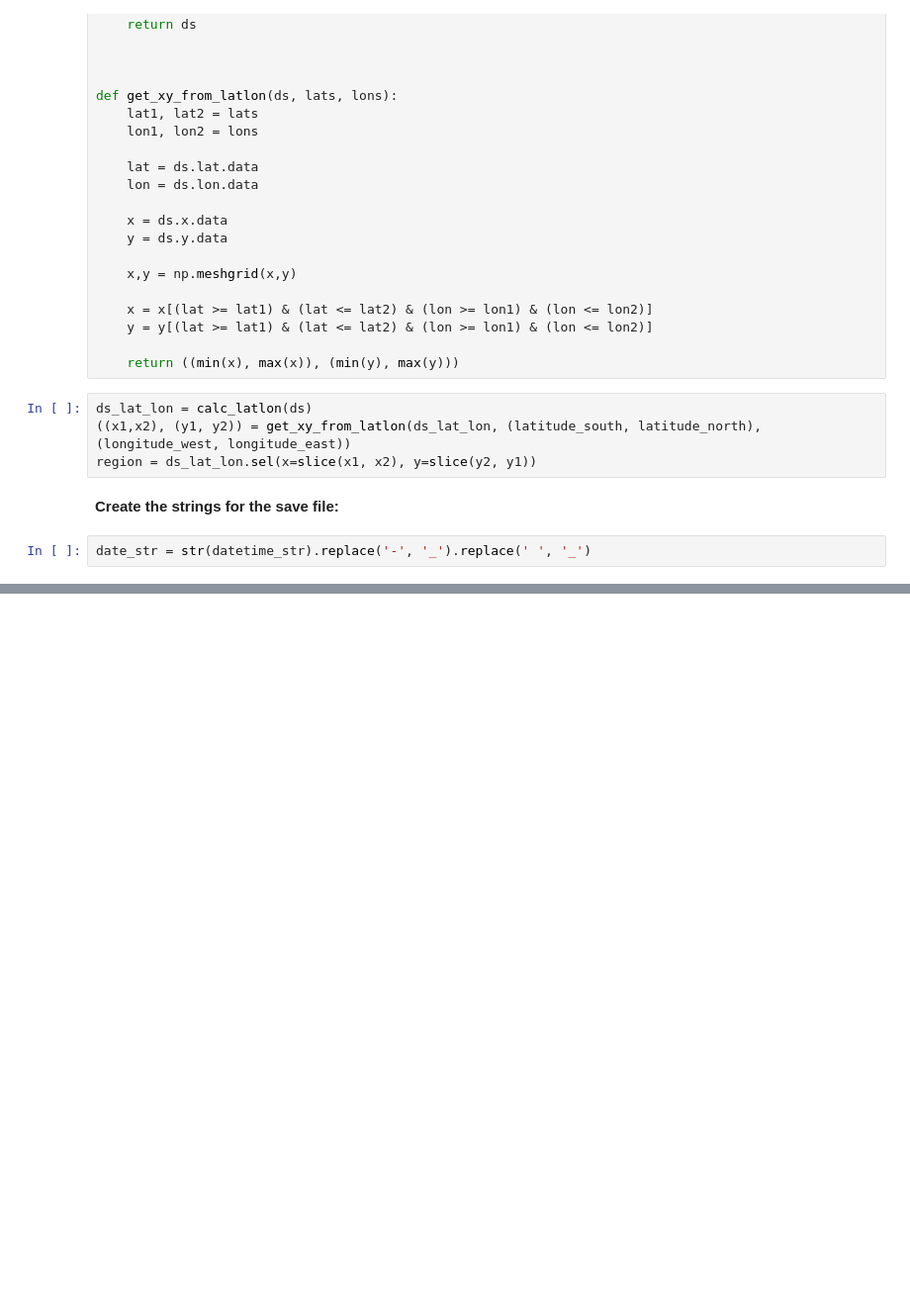
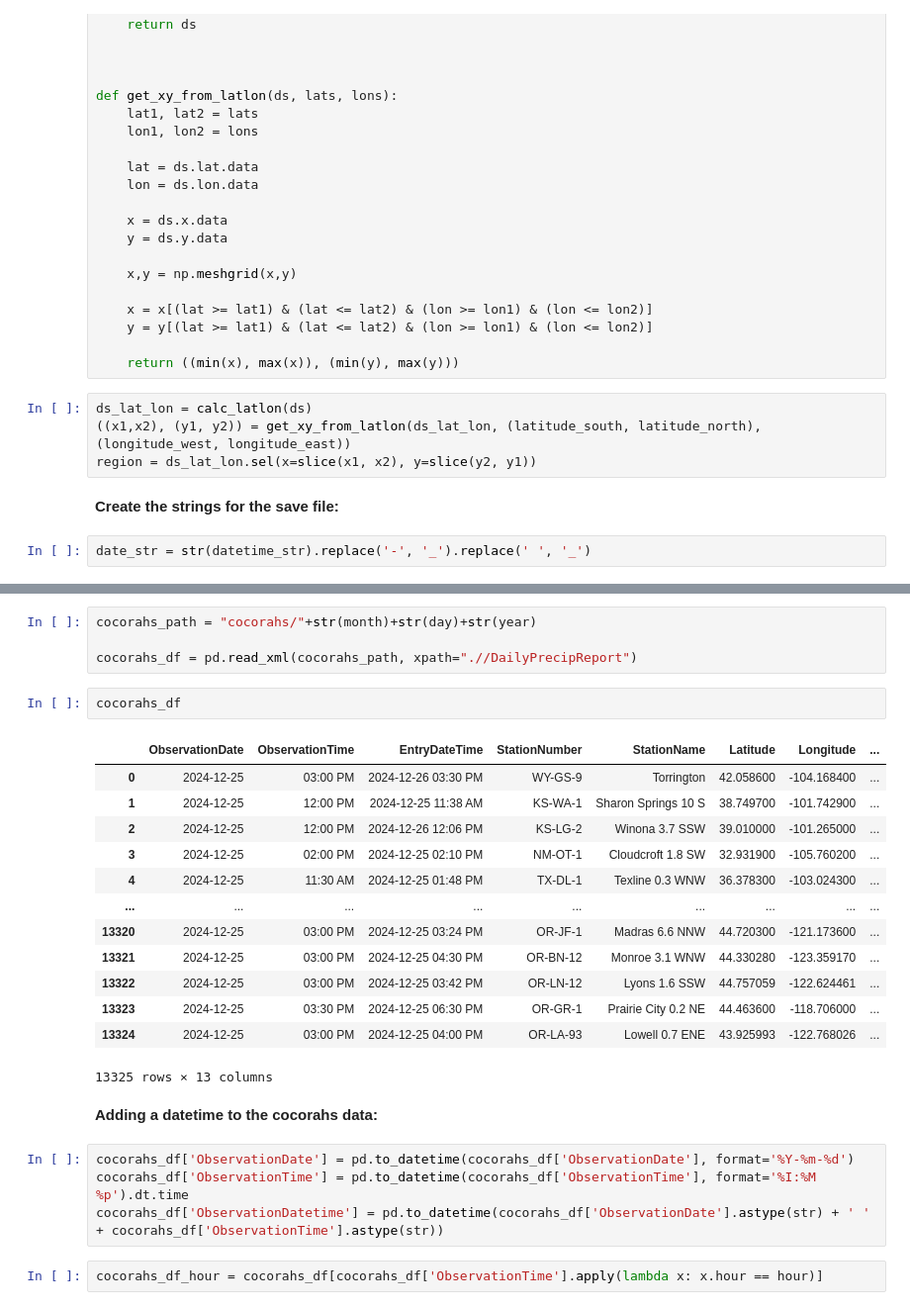
Before and after one commit to jesseturner/Cloud_Precip, a Jupyter notebook: Cloud_Rain_animation.ipynb, the cells around one changed output, grey strips where cells are left out. Shown: that part at 99% size. Saved outputs shown, nothing was run; the diff lists cells and outputs as text; blank space fills up the shorter version.

```diff
--- a/Cloud_Rain_animation.ipynb
+++ b/Cloud_Rain_animation.ipynb
@@ -177,0 +180,28 @@ fig.show()
+# %%
+cocorahs_path = "cocorahs/"+str(month)+str(day)+str(year)
+
+cocorahs_df = pd.read_xml(cocorahs_path, xpath=".//DailyPrecipReport")
+# %%
+cocorahs_df
+# %% [output]
+|  | ObservationDate | ObservationTime | EntryDateTime | StationNumber | StationName | Latitude | Longitude | ... |
+| 0 | 2024-12-25 | 03:00 PM | 2024-12-26 03:30 PM | WY-GS-9 | Torrington | 42.058600 | -104.168400 | ... |
+| 1 | 2024-12-25 | 12:00 PM | 2024-12-25 11:38 AM | KS-WA-1 | Sharon Springs 10 S | 38.749700 | -101.742900 | ... |
+| 2 | 2024-12-25 | 12:00 PM | 2024-12-26 12:06 PM | KS-LG-2 | Winona 3.7 SSW | 39.010000 | -101.265000 | ... |
+| 3 | 2024-12-25 | 02:00 PM | 2024-12-25 02:10 PM | NM-OT-1 | Cloudcroft 1.8 SW | 32.931900 | -105.760200 | ... |
+| 4 | 2024-12-25 | 11:30 AM | 2024-12-25 01:48 PM | TX-DL-1 | Texline 0.3 WNW | 36.378300 | -103.024300 | ... |
+| ... | ... | ... | ... | ... | ... | ... | ... | ... |
+| 13320 | 2024-12-25 | 03:00 PM | 2024-12-25 03:24 PM | OR-JF-1 | Madras 6.6 NNW | 44.720300 | -121.173600 | ... |
+| 13321 | 2024-12-25 | 03:00 PM | 2024-12-25 04:30 PM | OR-BN-12 | Monroe 3.1 WNW | 44.330280 | -123.359170 | ... |
+| 13322 | 2024-12-25 | 03:00 PM | 2024-12-25 03:42 PM | OR-LN-12 | Lyons 1.6 SSW | 44.757059 | -122.624461 | ... |
+| 13323 | 2024-12-25 | 03:30 PM | 2024-12-25 06:30 PM | OR-GR-1 | Prairie City 0.2 NE | 44.463600 | -118.706000 | ... |
+| 13324 | 2024-12-25 | 03:00 PM | 2024-12-25 04:00 PM | OR-LA-93 | Lowell 0.7 ENE | 43.925993 | -122.768026 | ... |
+13325 rows × 13 columns
+# %% [markdown]
+**Adding a datetime to the cocorahs data:**
+# %%
+cocorahs_df['ObservationDate'] = pd.to_datetime(cocorahs_df['ObservationDate'], format='%Y-%m-%d')
+cocorahs_df['ObservationTime'] = pd.to_datetime(cocorahs_df['ObservationTime'], format='%I:%M %p').dt.time
+cocorahs_df['ObservationDatetime'] = pd.to_datetime(cocorahs_df['ObservationDate'].astype(str) + ' ' + cocorahs_df['ObservationTime'].astype(str))
+# %%
+cocorahs_df_hour = cocorahs_df[cocorahs_df['ObservationTime'].apply(lambda x: x.hour == hour)]
```
Also changed, not shown: parts of 11 cells of this notebook, 2 other files.
